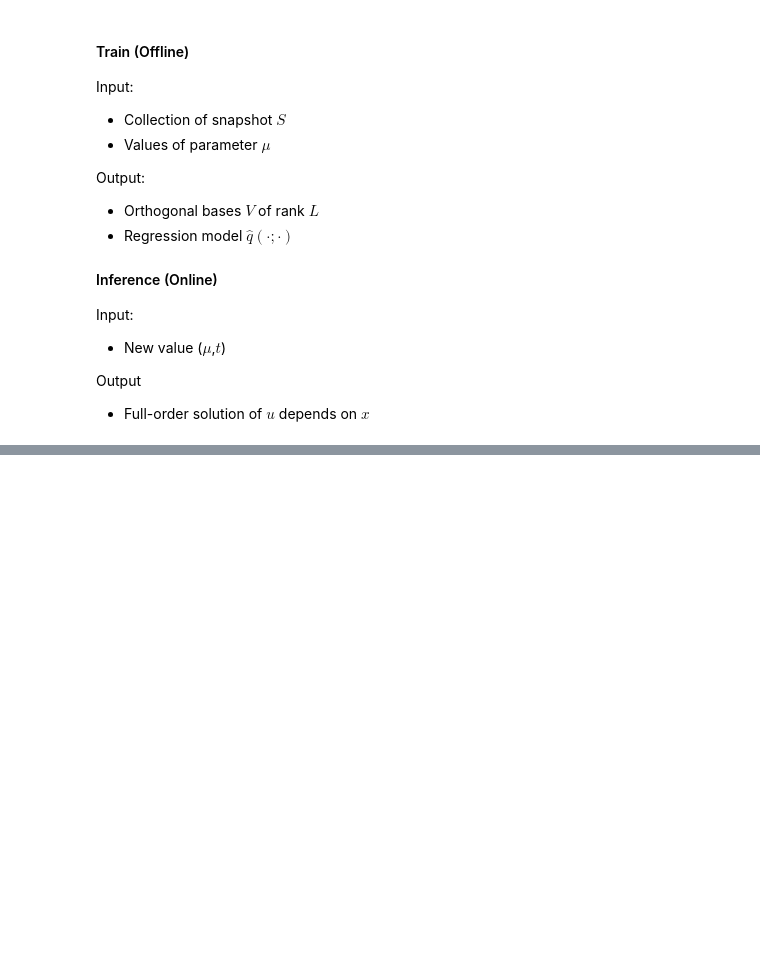
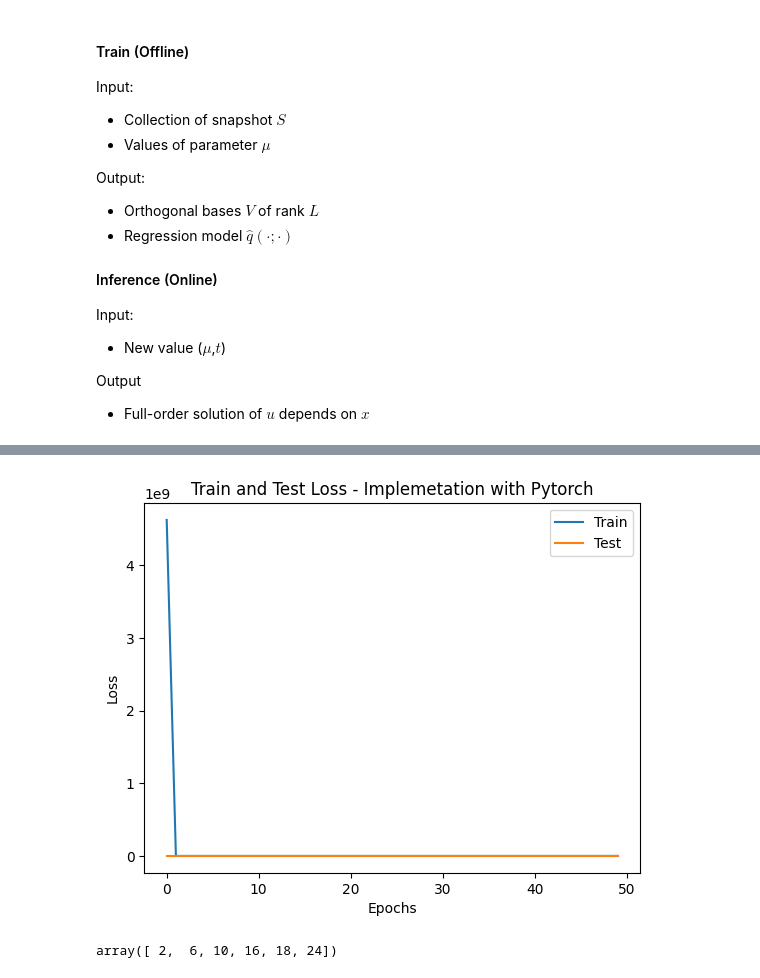
Before and after one commit to nataliepham6720/ROM_pde, a Jupyter notebook: RB_nn.ipynb, the cells around one changed output, grey strips where cells are left out. Saved outputs shown, nothing was run; the diff lists cells and outputs as text; code cells hidden in the pictures; blank space fills up the shorter version.

```diff
--- a/RB_nn.ipynb
+++ b/RB_nn.ipynb
@@ -114,0 +132,7 @@ plt.legend()
+# %%
+# Train GPR for different instance of mu
+rng = np.random.RandomState(13)
+training_indices = rng.choice(np.arange(26), size=int(0.8*26), replace=False)
+print(training_indices)
+X_train = np.concatenate((Mu[training_indices].reshape(-1,1),t[training_indices]),axis=1)
+y_train = y[training_indices]
@@ -114,0 +149,5 @@ plt.legend()
+# %%
+test_indices = np.delete(np.arange(len(Mu)-1),training_indices)
+print(test_indices)
+X_test = np.concatenate((Mu[test_indices].reshape(-1,1),t[test_indices]),axis=1)
+y_test = y[test_indices]
@@ -310,3 +315,15 @@ Input:
 
 Output
 - Full-order solution of $u$ depends on $x$
+# %%
+import torch
+from torch.utils.data import Dataset, DataLoader
+import torch.nn as nn
+import torch.optim as optim
+from typing import Optional, List, Tuple, Dict
+
+
+if torch.cuda.is_available():
+    device = torch.device("cuda")
+else:
+    device = torch.device("cpu")
@@ -312,0 +483,12 @@ Output
+# %%
+# plot training and testing losses
+plt.plot(np.arange(epochs), np.array(train_losses), label="Train")
+plt.plot(np.arange(epochs), np.array(test_losses), label="Test")
+plt.xlabel("Epochs")
+plt.ylabel("Loss")
+plt.title('Train and Test Loss - Implemetation with Pytorch')
+plt.legend()
+plt.savefig('nn_loss2.png')
+plt.show()
+# %% [output]
+[figure, added]
@@ -312,0 +517,4 @@ Output
+# %%
+test_indices
+# %% [output]
+array([ 2,  6, 10, 16, 18, 24])
```
Also changed, not shown: parts of 22 cells of this notebook.
